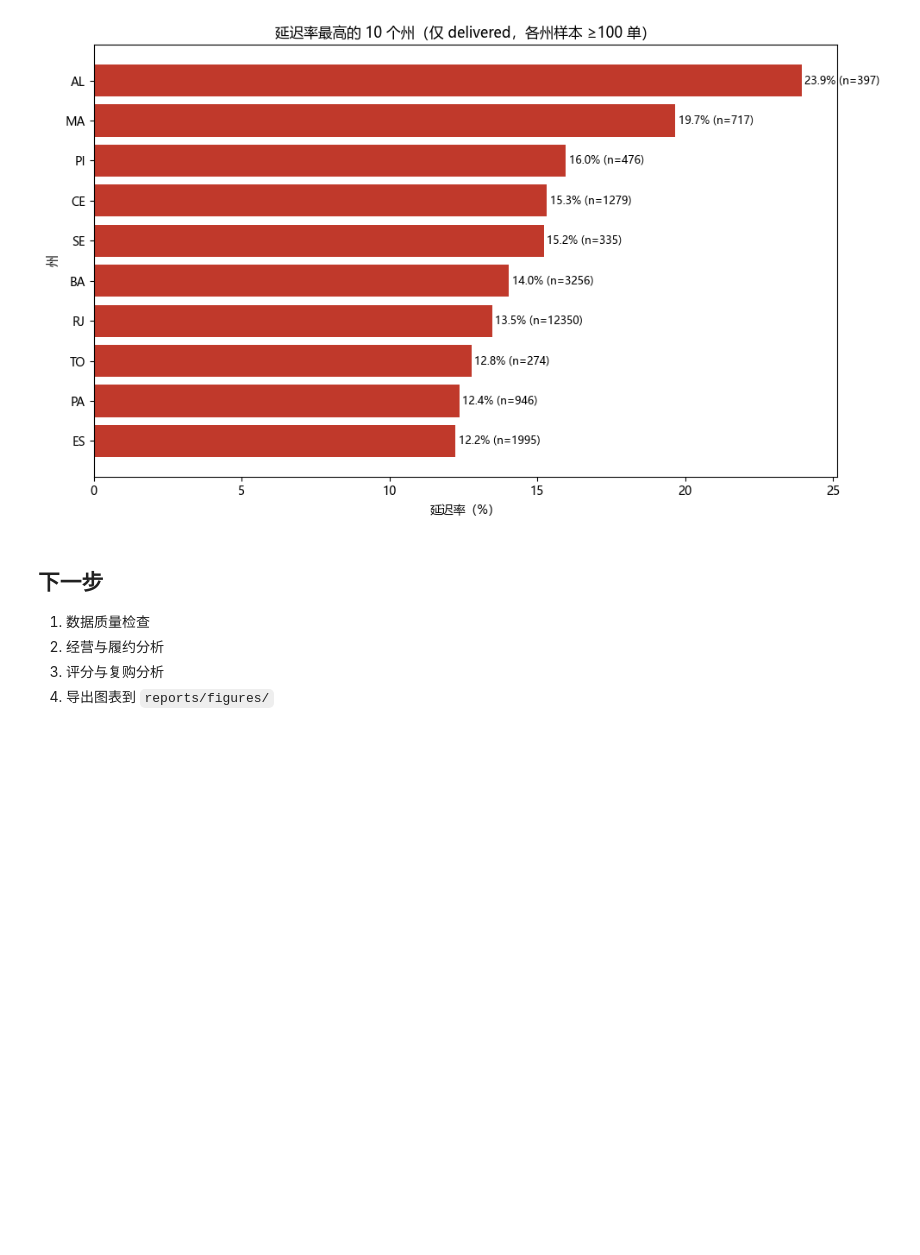
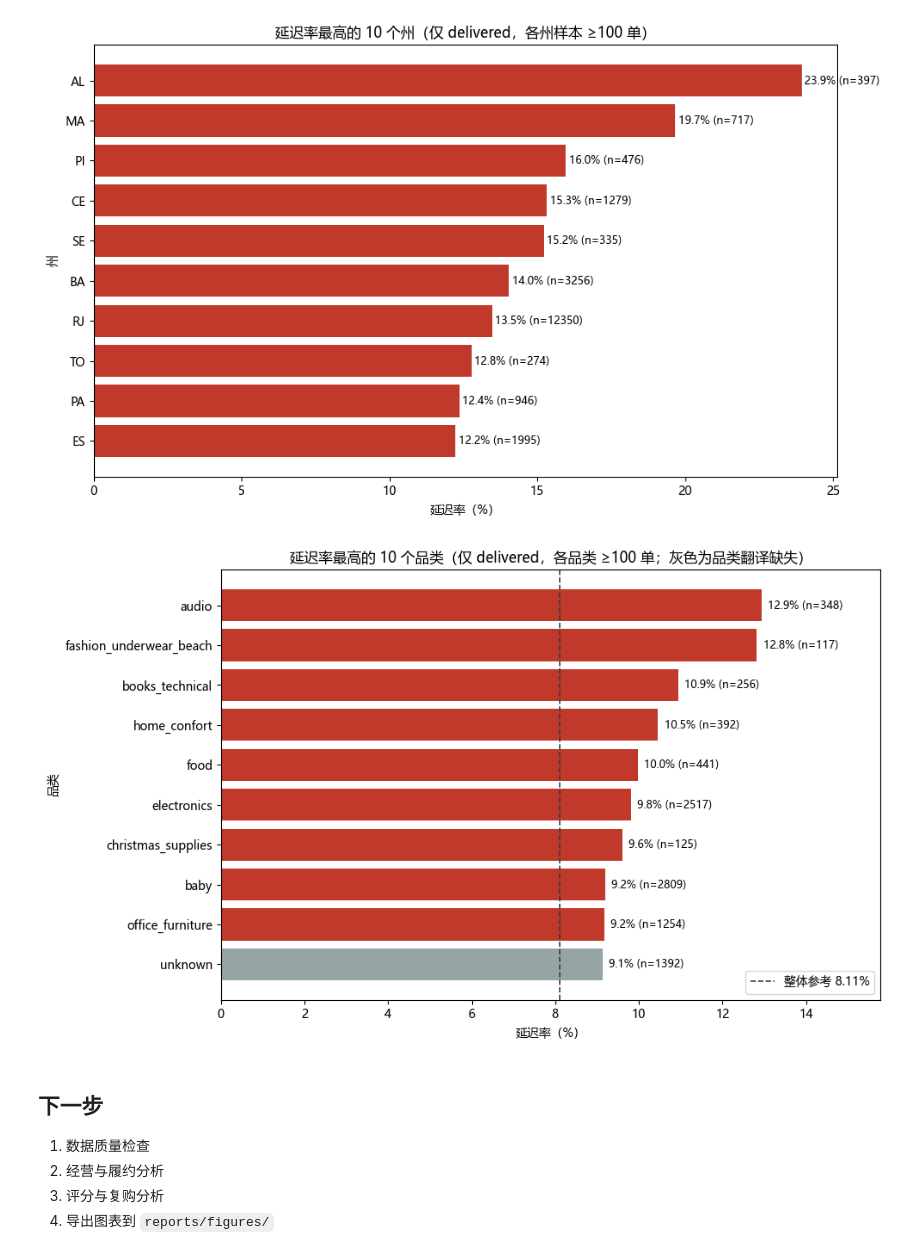
Before and after one commit to Jay-hao-sss1212312/olist-ecommerce-analysis, a Jupyter notebook: notebooks/01_eda.ipynb, the cells around one changed output. Drawn from its saved outputs; the diff is of its cells as text; code cells hidden in the pictures; blank space fills up the shorter version.

```diff
--- a/notebooks/01_eda.ipynb
+++ b/notebooks/01_eda.ipynb
@@ -71,6 +71,42 @@ plt.savefig('../reports/figures/02_late_rate_by_state.png', dpi=150, bbox_inches
 plt.show()
 # %% [output]
 [figure]
+# %%
+# 图 04：品类延迟率 Top10（对应 04_analysis.sql 第 5 条）
+
+cat = con.sql("""
+WITH category_orders AS (
+  SELECT order_id,
+         TRIM(UNNEST(STRING_SPLIT(product_categories, ','))) AS category,
+         late_flag
+  FROM order_wide
+  WHERE order_status = 'delivered'
+    AND product_categories IS NOT NULL
+)
+SELECT category, COUNT(*) AS orders, AVG(late_flag) AS late_rate
+FROM category_orders
+GROUP BY 1
+HAVING COUNT(*) >= 100
+ORDER BY late_rate DESC
+LIMIT 10
+""").df().sort_values('late_rate')      # 升序：barh 从下往上画，最高的排最上面
+
+fig, ax = plt.subplots(figsize=(10, 6))
+colors = ['#95A5A6' if c == 'unknown' else '#C0392B' for c in cat['category']]
+ax.barh(cat['category'], cat['late_rate'] * 100, color=colors)
+ax.axvline(8.11, color='#2C3E50', linestyle='--', linewidth=1.2,
+           label='整体参考 8.11%')
+for i, (v, n) in enumerate(zip(cat['late_rate'] * 100, cat['orders'])):
+    ax.text(v + 0.15, i, f'{v:.1f}% (n={n})', va='center', fontsize=9)
+ax.set_xlim(0, cat['late_rate'].max() * 100 * 1.22)   # 给右侧标注留空间
+ax.set_xlabel('延迟率（%）'); ax.set_ylabel('品类')
+ax.set_title('延迟率最高的 10 个品类（仅 delivered，各品类 ≥100 单；灰色为品类翻译缺失）')
+ax.legend(loc='lower right')
+plt.tight_layout()
+plt.savefig('../reports/figures/04_late_rate_by_category.png', dpi=150, bbox_inches='tight')
+plt.show()
+# %% [output]
+[figure, added]
 # %% [markdown]
 ## 下一步
 
```
Also changed, not shown: parts of 1 cell of this notebook, 4 other files.
